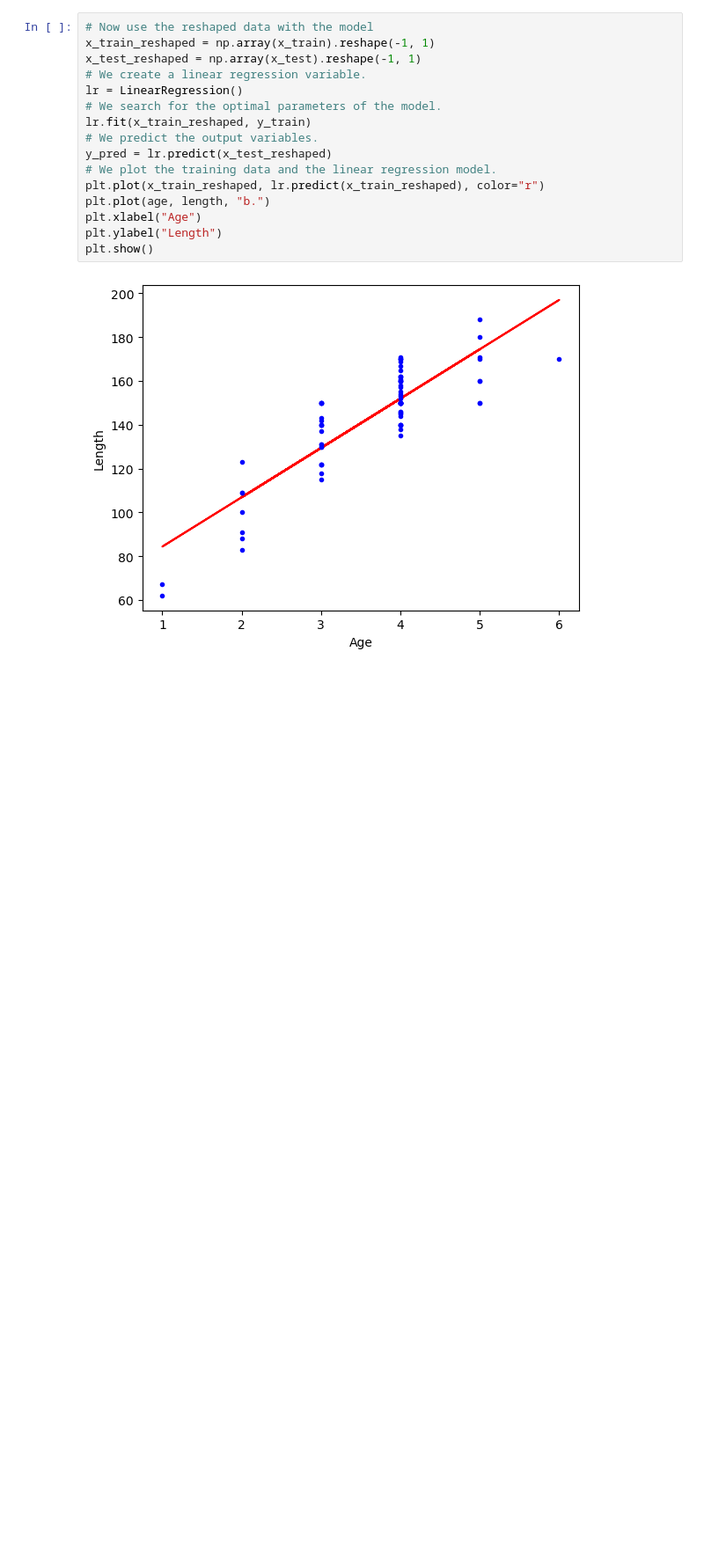
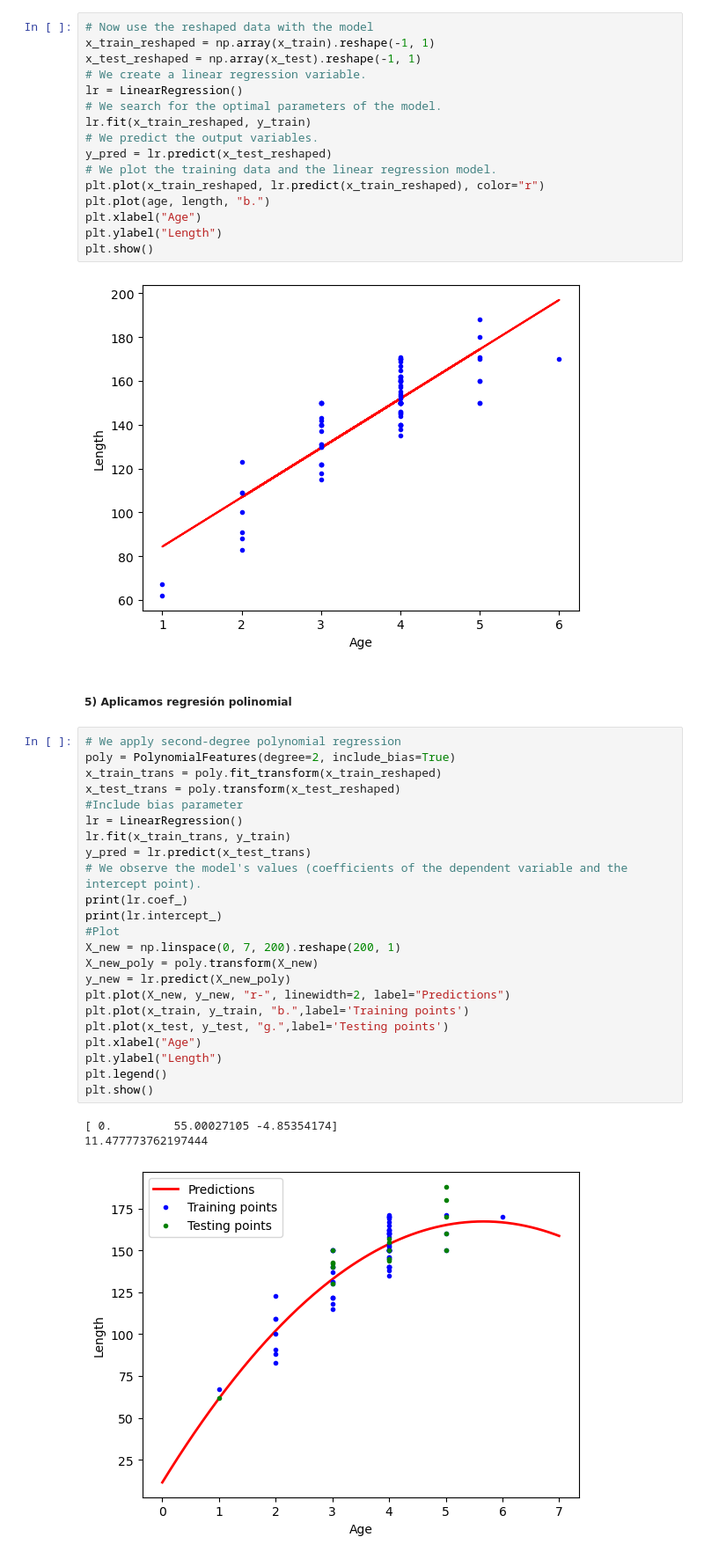
Before and after one commit to earribas252/theegg_ai, a Jupyter notebook: tarea_148/tarea_148.ipynb, the cells around one changed output. Shown at 88% size. Cells and saved outputs as stored; diff of their text form; blank space fills up the shorter version.

```diff
--- a/tarea_148/tarea_148.ipynb
+++ b/tarea_148/tarea_148.ipynb
@@ -74,3 +74,32 @@ plt.ylabel("Length")
 plt.show()
 # %% [output]
 [figure]
+# %% [markdown]
+##### 5) Aplicamos regresión polinomial
+# %%
+# We apply second-degree polynomial regression
+poly = PolynomialFeatures(degree=2, include_bias=True)
+x_train_trans = poly.fit_transform(x_train_reshaped)
+x_test_trans = poly.transform(x_test_reshaped)
+#Include bias parameter
+lr = LinearRegression()
+lr.fit(x_train_trans, y_train)
+y_pred = lr.predict(x_test_trans)
+# We observe the model's values (coefficients of the dependent variable and the intercept point).
+print(lr.coef_)
+print(lr.intercept_)
+#Plot
+X_new = np.linspace(0, 7, 200).reshape(200, 1)
+X_new_poly = poly.transform(X_new)
+y_new = lr.predict(X_new_poly)
+plt.plot(X_new, y_new, "r-", linewidth=2, label="Predictions")
+plt.plot(x_train, y_train, "b.",label='Training points')
+plt.plot(x_test, y_test, "g.",label='Testing points')
+plt.xlabel("Age")
+plt.ylabel("Length")
+plt.legend()
+plt.show()
+# %% [output]
+[ 0.         55.00027105 -4.85354174]
+11.477773762197444
+[figure, added]
```
